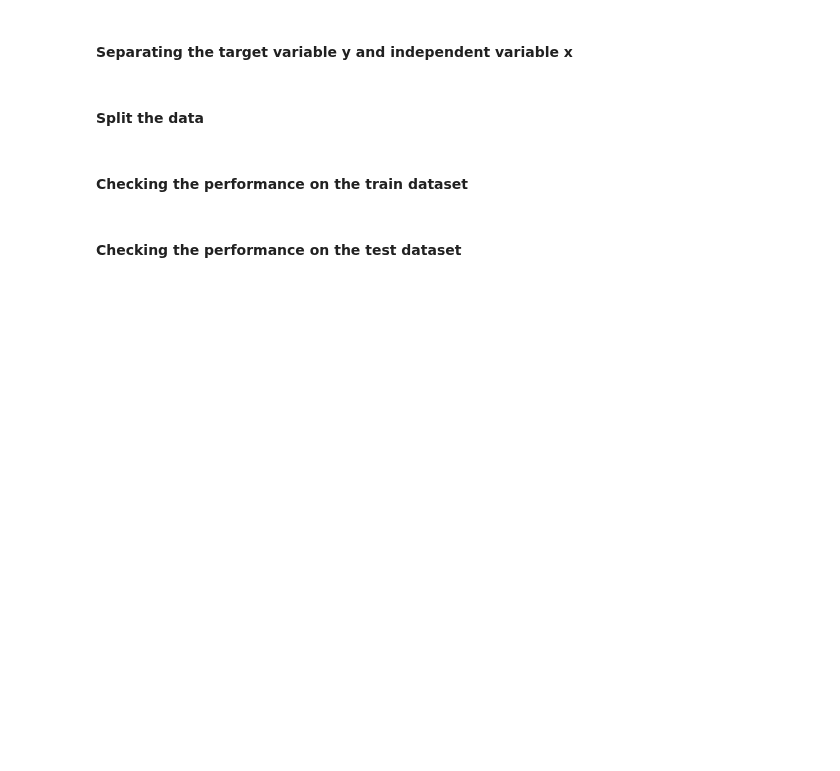
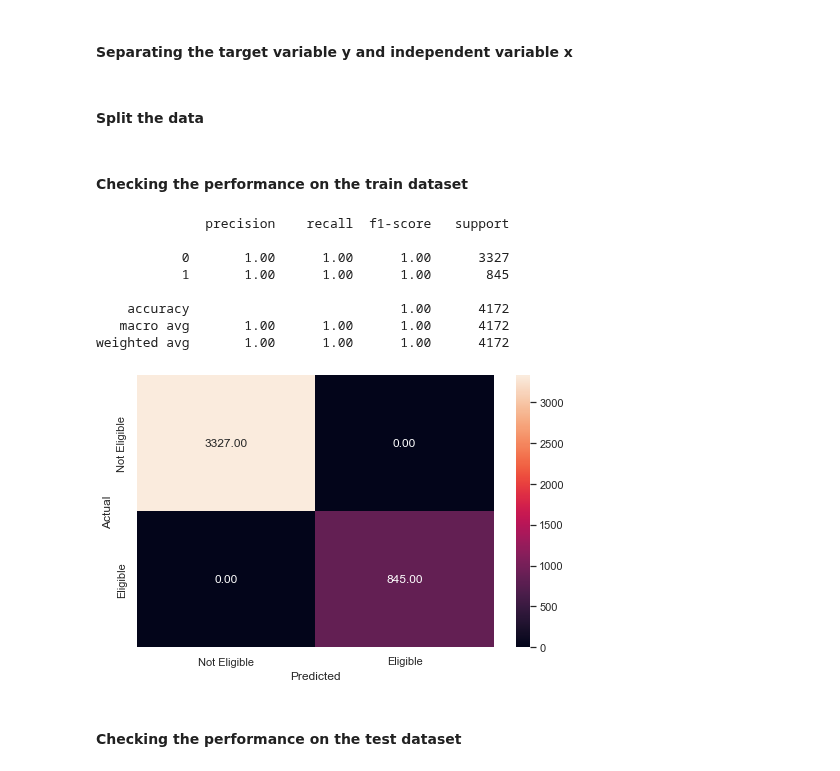
Before and after one commit to asadTariq666/Python_work, a Jupyter notebook: Loan Default Classification/Reference_Notebook_Milestone_2_Classification.ipynb, the cells around one changed output. Drawn from its saved outputs; the diff is of its cells as text; code cells hidden in the pictures; blank space fills up the shorter version.

```diff
--- a/Loan Default Classification/Reference_Notebook_Milestone_2_Classification.ipynb
+++ b/Loan Default Classification/Reference_Notebook_Milestone_2_Classification.ipynb
@@ -319,43 +339,56 @@ for column in cat_data:
 # %% [markdown]
 #### Separating the target variable y and independent variable x
 # %%
-# Drop dependent variable from dataframe and create the X(independent variable) matrix
+# Drop the dependent variable from the dataframe and create the X(independent variable) matrix
 # Remove _________ and complete the code
-
-X = ____________________
+X = df.drop(['BAD'], axis=1)
 
 # Create dummy variables for the categorical variables - Hint: use the get_dummies() function
 # Remove _________ and complete the code
-X = ______________________
+X['REASON'] = pd.factorize(X['REASON'])[0]
+X['JOB'] = pd.factorize(X['JOB'])[0]
 
 # Create y(dependent varibale)
 # Remove _________ and complete the code
 
-y = ___________________________-
+y = df['BAD']
 # %% [markdown]
 #### Split the data
 # %%
 # Split the data into training and test set
 # Remove _________ and complete the code
-
-
-______________
+X_train, X_test, y_train, y_test = train_test_split(
+X, y, test_size=0.3, random_state=0)
 # %%
 #Defining Decision tree model with class weights class_weight={0: 0.2, 1: 0.8}
 # Remove ___________ and complete the code
 
-_______________
+decision_tree_clf = DecisionTreeClassifier(class_weight={0: 0.2, 1: 0.8})
 # %%
 #fitting Decision tree model
 # Remove ___________ and complete the code
-_______________
+decision_tree_clf = decision_tree_clf.fit(X, y)
 # %% [markdown]
 #### Checking the performance on the train dataset
 # %%
 # Checking performance on the training data
 # Remove ___________ and complete the code
 
-_______________
+predictions_train_dt = decision_tree_clf.predict(X_train)
+
+#checking the performance on the train dataset
+# Remove _________ and complete the code
+metrics_score(y_train,predictions_train_dt)
+# %% [output]
+              precision    recall  f1-score   support
+
+           0       1.00      1.00      1.00      3327
+           1       1.00      1.00      1.00       845
+
+    accuracy                           1.00      4172
+   macro avg       1.00      1.00      1.00      4172
+weighted avg       1.00      1.00      1.00      4172
+[figure, added]
 # %% [markdown]
 #### Checking the performance on the test dataset
 # %%
```
Also changed, not shown: parts of 7 cells of this notebook.
